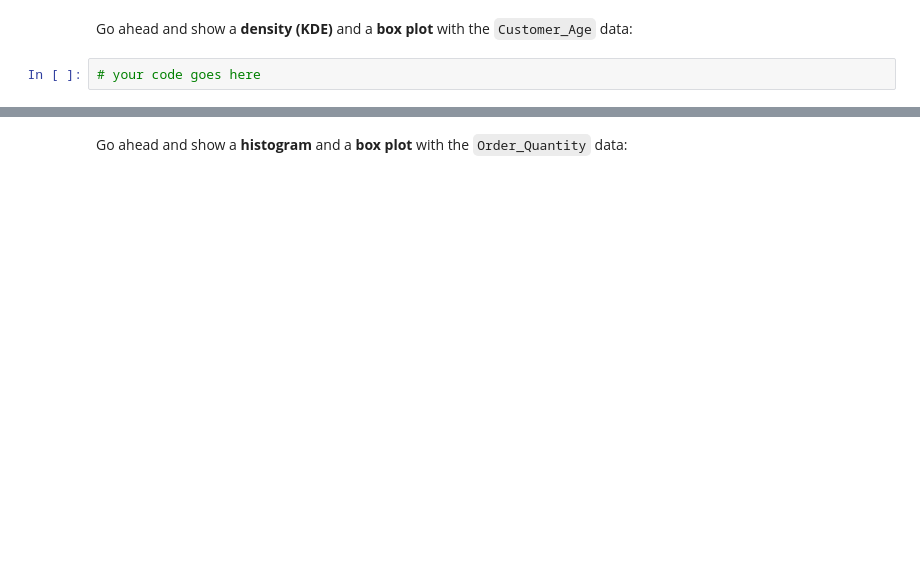
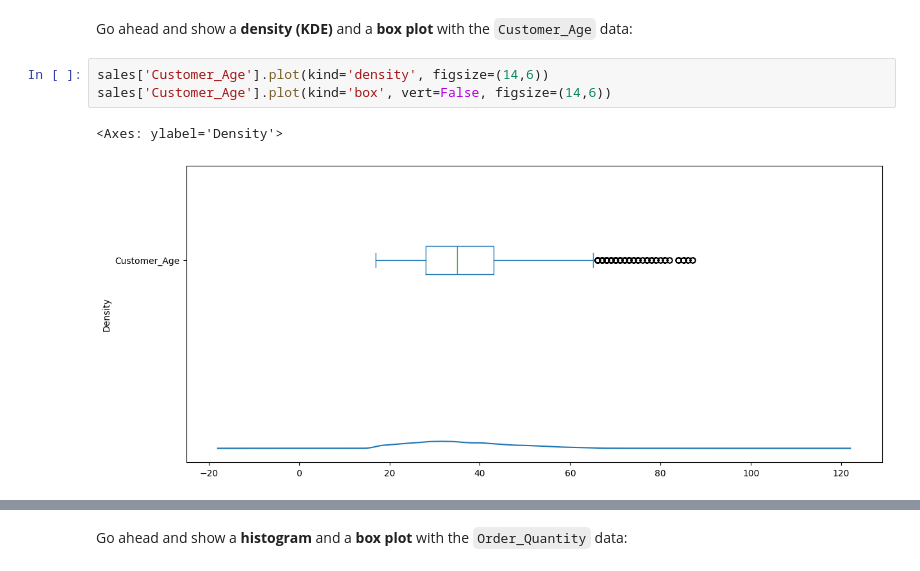
Before and after one commit to CassandraLuna/FreeCodeCamp-Pandas-Real-Life-Example, a Jupyter notebook: Exercises_1.ipynb, the cells around one changed output, grey strips where cells are left out. Saved outputs shown, nothing was run; the diff lists cells and outputs as text; blank space fills up the shorter version.

```diff
--- a/Exercises_1.ipynb
+++ b/Exercises_1.ipynb
@@ -43,6 +45,10 @@ sales['Customer_Age'].mean()
 # %% [markdown]
 Go ahead and show a <b>density (KDE)</b> and a <b>box plot</b> with the `Customer_Age` data:
-# %%
-# your code goes here
+# %%
+sales['Customer_Age'].plot(kind='density', figsize=(14,6))
+sales['Customer_Age'].plot(kind='box', vert=False, figsize=(14,6))
+# %% [output]
+<Axes: ylabel='Density'>
+[figure, added]
 # %%
 sales['Customer_Age'].plot(kind='kde', figsize=(14,6))
```
Also changed, not shown: parts of 10 cells of this notebook.
